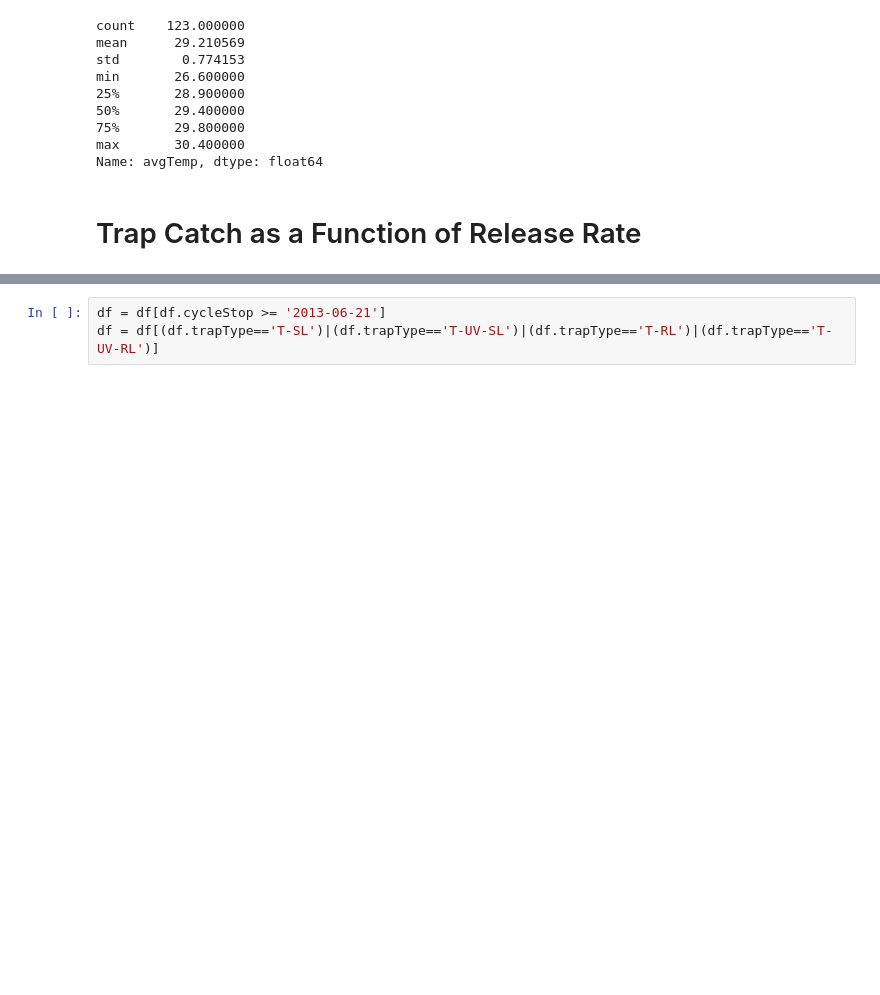
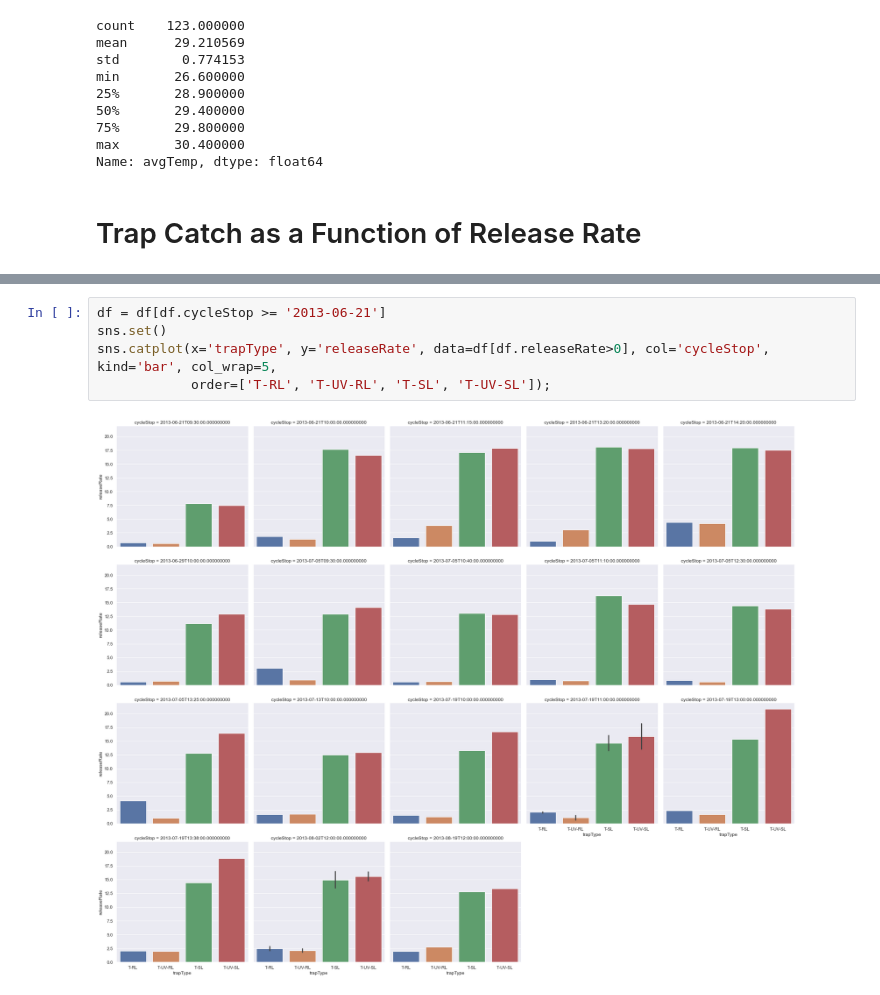
Before and after one commit to aubreymoore/CRB-trap-improvement, a Jupyter notebook: xtraps.ipynb, the cells around one changed output, grey strips where cells are left out. Drawn from its saved outputs; the diff is of its cells as text; blank space fills up the shorter version.

```diff
--- a/xtraps.ipynb
+++ b/xtraps.ipynb
@@ -216,3 +137,7 @@ sns.catplot(x='trapType', y='releaseRate', data=df[df.releaseRate>0], col='cycle
-# %%
-df = df[df.cycleStop >= '2013-06-21']
-df = df[(df.trapType=='T-SL')|(df.trapType=='T-UV-SL')|(df.trapType=='T-RL')|(df.trapType=='T-UV-RL')]
+# %%
+df = df[df.cycleStop >= '2013-06-21']
+sns.set()
+sns.catplot(x='trapType', y='releaseRate', data=df[df.releaseRate>0], col='cycleStop', kind='bar', col_wrap=5,
+            order=['T-RL', 'T-UV-RL', 'T-SL', 'T-UV-SL']);
+# %% [output]
+[figure, added]
```
Also changed, not shown: parts of 33 cells of this notebook, 1 other file.
